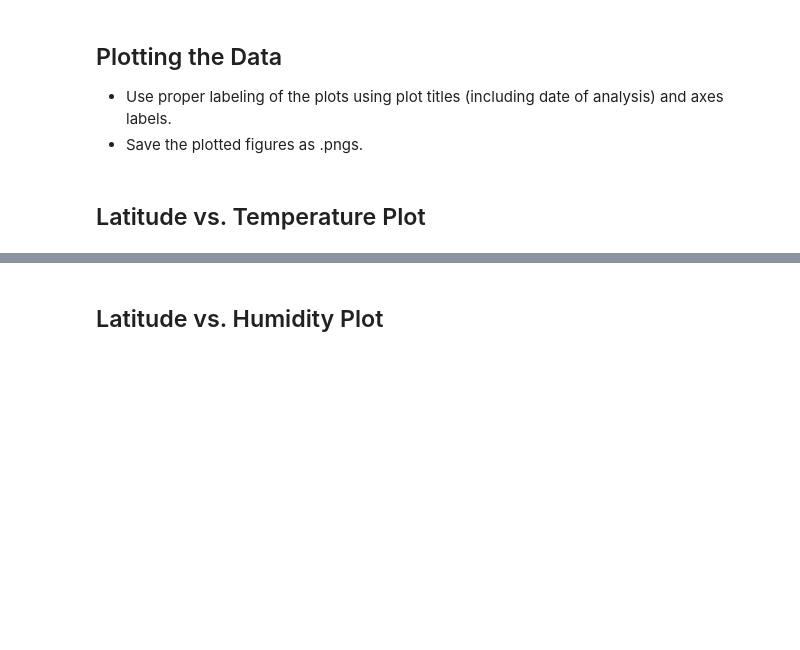
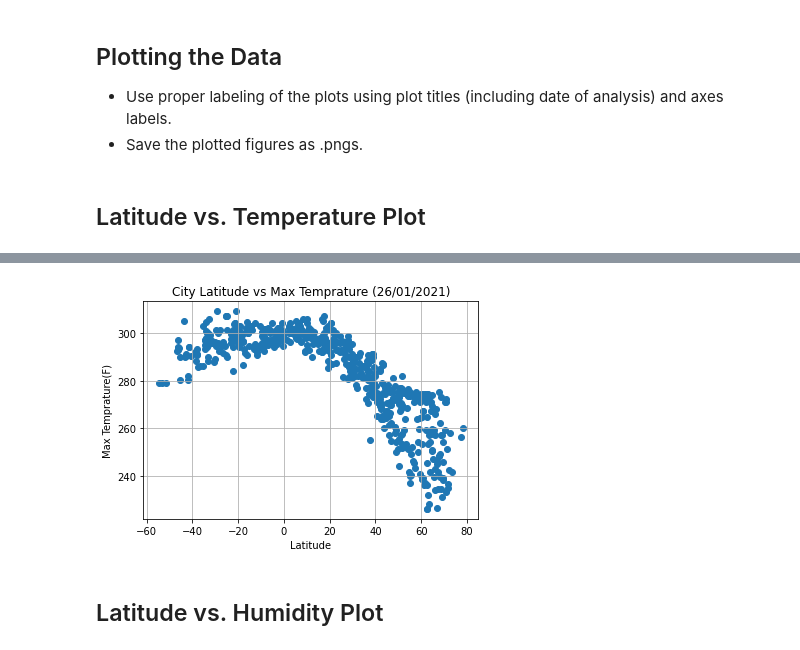
Before and after one commit to pratixashah/Python-API, a Jupyter notebook: WeatherPy/WeatherPy.ipynb, the cells around one changed output, grey strips where cells are left out. Cells and saved outputs as stored; diff of their text form; code cells hidden in the pictures; blank space fills up the shorter version.

```diff
--- a/WeatherPy/WeatherPy.ipynb
+++ b/WeatherPy/WeatherPy.ipynb
@@ -273,2 +227,19 @@ Int64Index([], dtype='int64')
+# %%
+from datetime import date
+today = date.today()
+
+fig = plt.figure()
+plt.grid()
+
+plt.scatter(clean_city_df['Lat'],clean_city_df['Max Temp'])
+
+plt.xlabel("Latitude")
+plt.ylabel("Max Temprature(F)")
+plt.title(f"City Latitude vs Max Temprature ({today.strftime('%d/%m/%Y')})")
+plt.show()
+
+fig.savefig("output_data\Lat_Temp.png")
+# %% [output]
+[figure, added]
 # %% [markdown]
 ## Latitude vs. Humidity Plot
```
Also changed, not shown: parts of 22 cells of this notebook, 4 other files.
